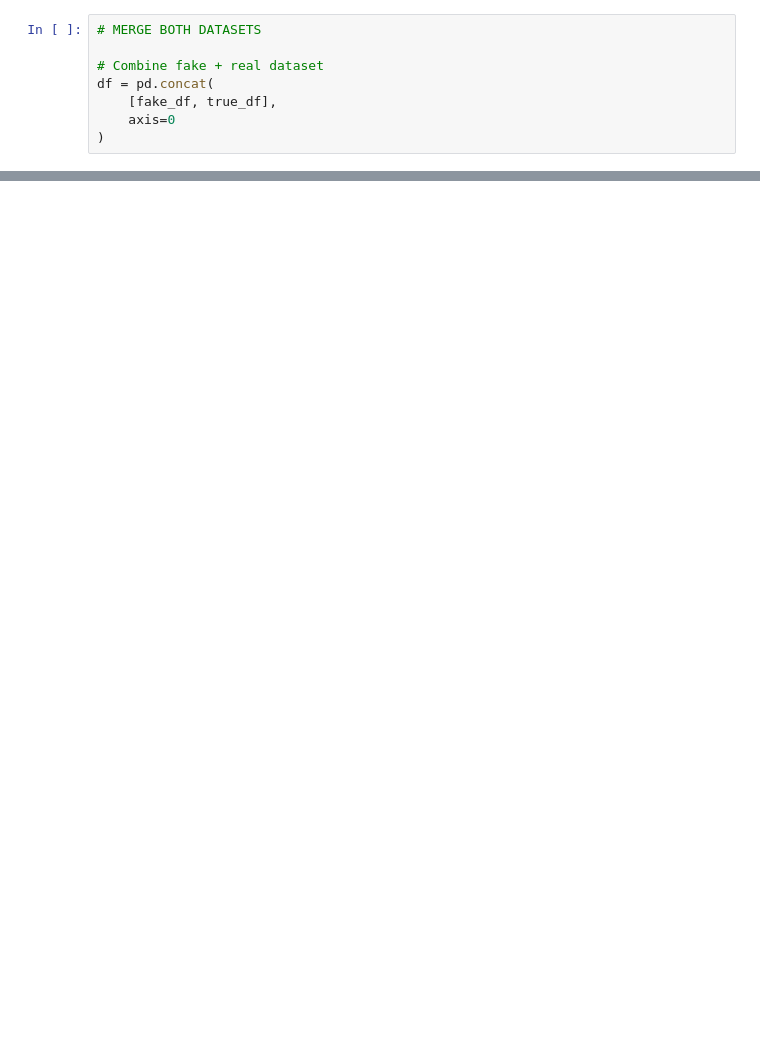
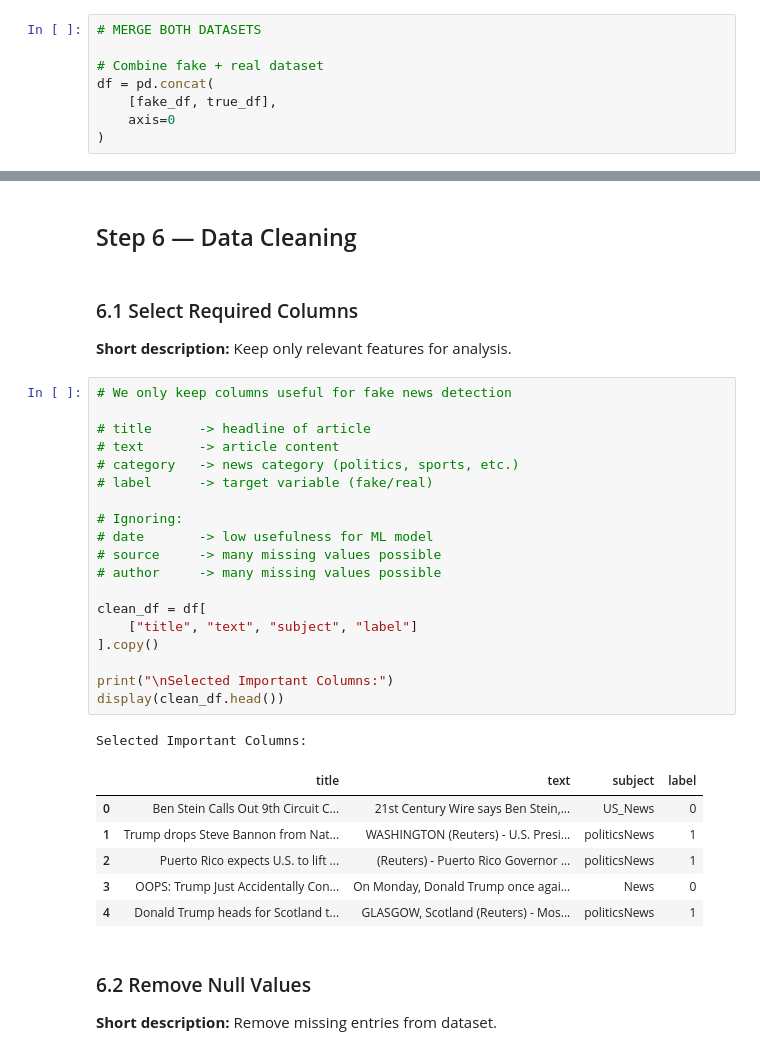
Before and after one commit to OmChannawar/DHURANDHAR, a Jupyter notebook: notebooks/01_data_preprocessing.ipynb, the cells around one changed output, grey strips where cells are left out. Cells and saved outputs as stored; diff of their text form; blank space fills up the shorter version.

Commit message:
Data PreProcessing Code file

```diff
--- a/notebooks/01_data_preprocessing.ipynb
+++ b/notebooks/01_data_preprocessing.ipynb
@@ -66 +230,40 @@ df.info()
+# %% [markdown]
+## Step 6 — Data Cleaning
+# %% [markdown]
+### 6.1 Select Required Columns
+
+**Short description:**
+Keep only relevant features for analysis.
+# %%
+# We only keep columns useful for fake news detection
+
+# title      -> headline of article
+# text       -> article content
+# category   -> news category (politics, sports, etc.)
+# label      -> target variable (fake/real)
+
+# Ignoring:
+# date       -> low usefulness for ML model
+# source     -> many missing values possible
+# author     -> many missing values possible
+
+clean_df = df[
+    ["title", "text", "subject", "label"]
+].copy()
+
+print("\nSelected Important Columns:")
+display(clean_df.head())
+# %% [output]
+Selected Important Columns:
+|  | title | text | subject | label |
+| 0 | Ben Stein Calls Out 9th Circuit C... | 21st Century Wire says Ben Stein,... | US_News | 0 |
+| 1 | Trump drops Steve Bannon from Nat... | WASHINGTON (Reuters) - U.S. Presi... | politicsNews | 1 |
+| 2 | Puerto Rico expects U.S. to lift ... | (Reuters) - Puerto Rico Governor ... | politicsNews | 1 |
+| 3 | OOPS: Trump Just Accidentally Con... | On Monday, Donald Trump once agai... | News | 0 |
+| 4 | Donald Trump heads for Scotland t... | GLASGOW, Scotland (Reuters) - Mos... | politicsNews | 1 |
+# %% [markdown]
+### 6.2 Remove Null Values
+
+**Short description:**
+Remove missing entries from dataset.
 # %%
```
Also changed, not shown: parts of 80 cells of this notebook.
